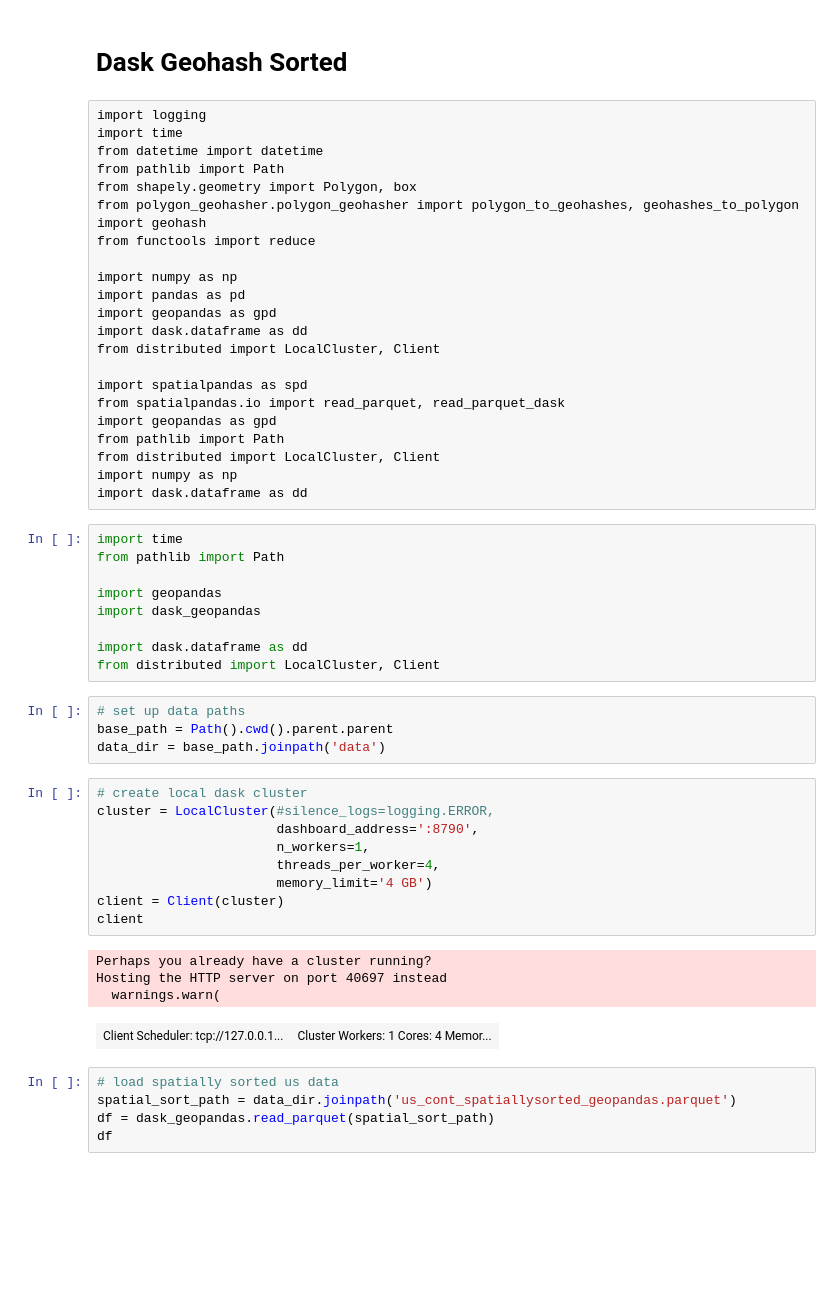
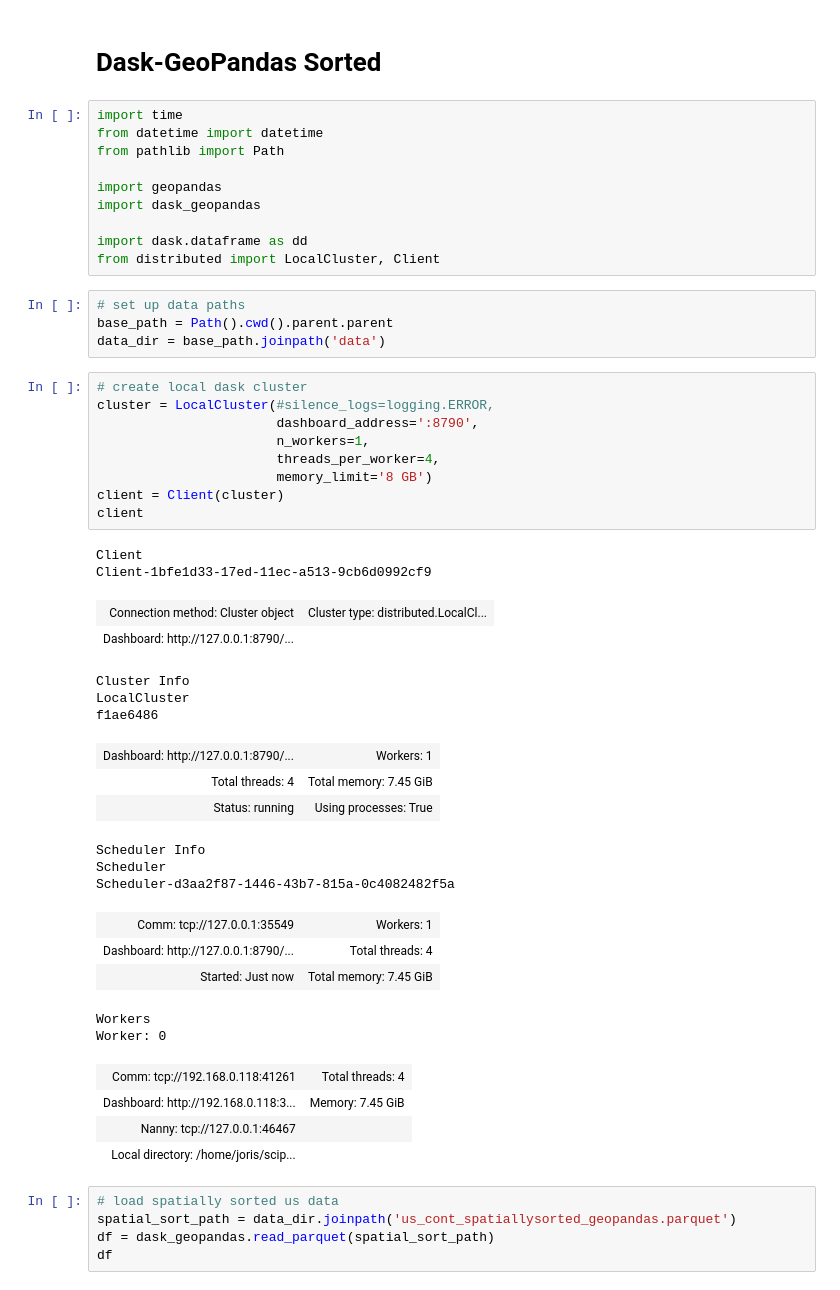
Before and after one commit to jorisvandenbossche/scipy2020_spatial_algorithms_at_scale, a Jupyter notebook: 02_compared_cases/dask_geopandas/spatially_sorted_geopandas.ipynb, the cells around one changed output. Saved outputs shown, nothing was run; the diff lists cells and outputs as text; blank space fills up the shorter version.

```diff
--- a/02_compared_cases/dask_geopandas/spatially_sorted_geopandas.ipynb
+++ b/02_compared_cases/dask_geopandas/spatially_sorted_geopandas.ipynb
@@ -1,30 +1,8 @@
 # %% [markdown]
-# Dask Geohash Sorted
+# Dask-GeoPandas Sorted
-# %% [raw]
-import logging
-import time
-from datetime import datetime
-from pathlib import Path
-from shapely.geometry import Polygon, box
-from polygon_geohasher.polygon_geohasher import polygon_to_geohashes, geohashes_to_polygon
-import geohash
-from functools import reduce
-
-import numpy as np
-import pandas as pd
-import geopandas as gpd
-import dask.dataframe as dd
-from distributed import LocalCluster, Client
-
-import spatialpandas as spd
-from spatialpandas.io import read_parquet, read_parquet_dask
-import geopandas as gpd
-from pathlib import Path
-from distributed import LocalCluster, Client
-import numpy as np
-import dask.dataframe as dd
 # %%
 import time
+from datetime import datetime
 from pathlib import Path
 
 import geopandas
@@ -39,17 +17,35 @@ data_dir = base_path.joinpath('data')
 # %%
 # create local dask cluster
 cluster = LocalCluster(#silence_logs=logging.ERROR,
                        dashboard_address=':8790',
                        n_workers=1,
                        threads_per_worker=4,
-                       memory_limit='4 GB')
+                       memory_limit='8 GB')
 client = Client(cluster)
 client
 # %% [output]
-Perhaps you already have a cluster running?
-Hosting the HTTP server on port 40697 instead
-  warnings.warn(
+Client
+Client-1bfe1d33-17ed-11ec-a513-9cb6d0992cf9
-| Client Scheduler: tcp://127.0.0.1... | Cluster Workers: 1 Cores: 4 Memor... |
+| Connection method: Cluster object | Cluster type: distributed.LocalCl... |
+| Dashboard: http://127.0.0.1:8790/... |  |
+Cluster Info
+LocalCluster
+f1ae6486
+| Dashboard: http://127.0.0.1:8790/... | Workers: 1 |
+| Total threads: 4 | Total memory: 7.45 GiB |
+| Status: running | Using processes: True |
+Scheduler Info
+Scheduler
+Scheduler-d3aa2f87-1446-43b7-815a-0c4082482f5a
+| Comm: tcp://127.0.0.1:35549 | Workers: 1 |
+| Dashboard: http://127.0.0.1:8790/... | Total threads: 4 |
+| Started: Just now | Total memory: 7.45 GiB |
+Workers
+Worker: 0
+| Comm: tcp://192.168.0.118:41261 | Total threads: 4 |
+| Dashboard: http://192.168.0.118:3... | Memory: 7.45 GiB |
+| Nanny: tcp://127.0.0.1:46467 |  |
+| Local directory: /home/joris/scip... |  |
 # %%
 # load spatially sorted us data
 spatial_sort_path = data_dir.joinpath('us_cont_spatiallysorted_geopandas.parquet')
```
Also changed, not shown: parts of 56 cells of this notebook, 1 other file.
